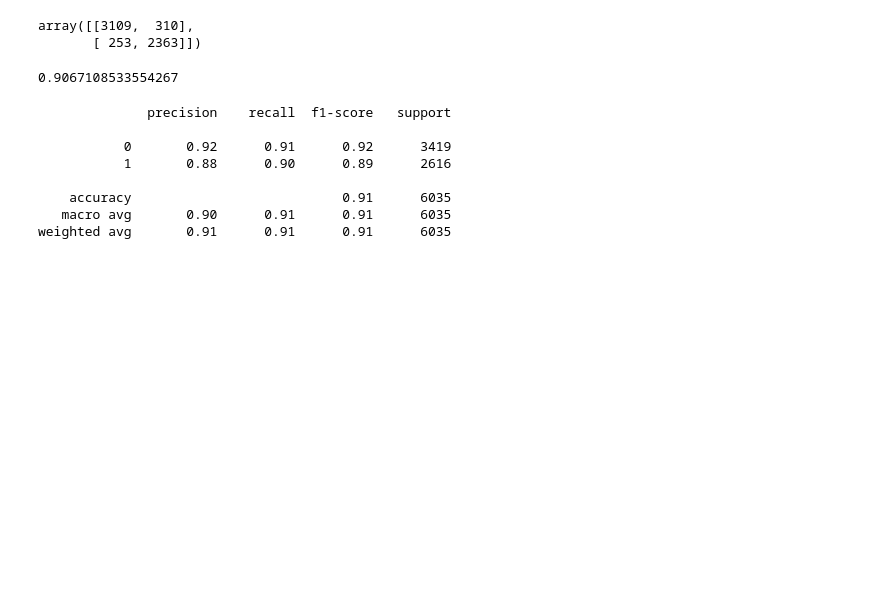
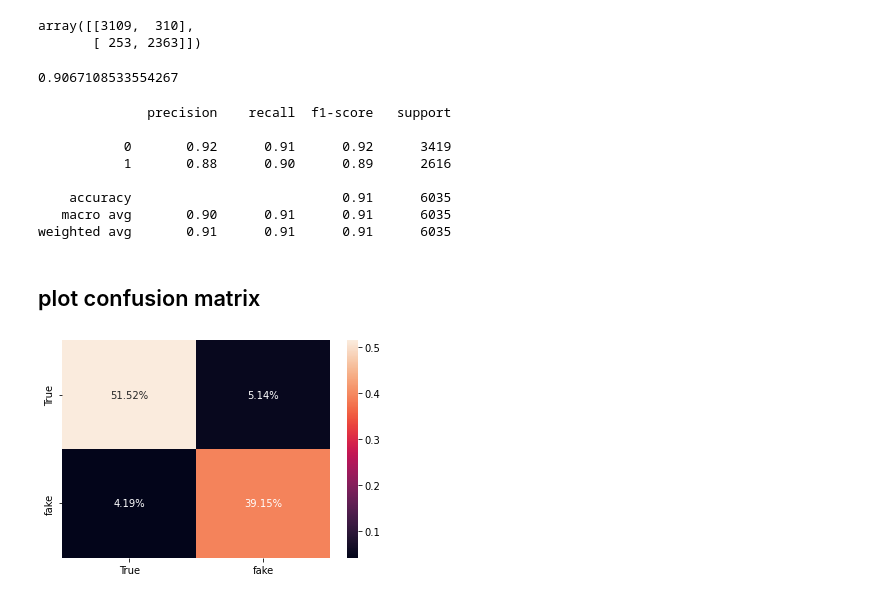
Before and after one commit to Abhishek-singh996/Natural-Language-Processing-NLP, a Jupyter notebook: fake_news_classifier_LSTM.ipynb, the cells around one changed output. Saved outputs shown, nothing was run; the diff lists cells and outputs as text; code cells hidden in the pictures; blank space fills up the shorter version.

Commit message:
'fake_news_LSTM'

```diff
--- a/fake_news_classifier_LSTM.ipynb
+++ b/fake_news_classifier_LSTM.ipynb
@@ -322,3 +322,14 @@ print(classification_report(y_test,y_pred))
     accuracy                           0.91      6035
    macro avg       0.90      0.91      0.91      6035
 weighted avg       0.91      0.91      0.91      6035
+# %% [markdown]
+## plot confusion matrix
+# %%
+from sklearn.metrics import confusion_matrix
+cf = confusion_matrix(y_test,y_pred)
+import seaborn as sns
+import matplotlib.pyplot as plt
+sns.heatmap(cf/np.sum(cf), fmt = '.2%',annot=True,xticklabels=['True','fake'],yticklabels=['True','fake'])
+plt.show()
+# %% [output]
+[figure, added]
```
Also changed, not shown: parts of 2 cells of this notebook.
